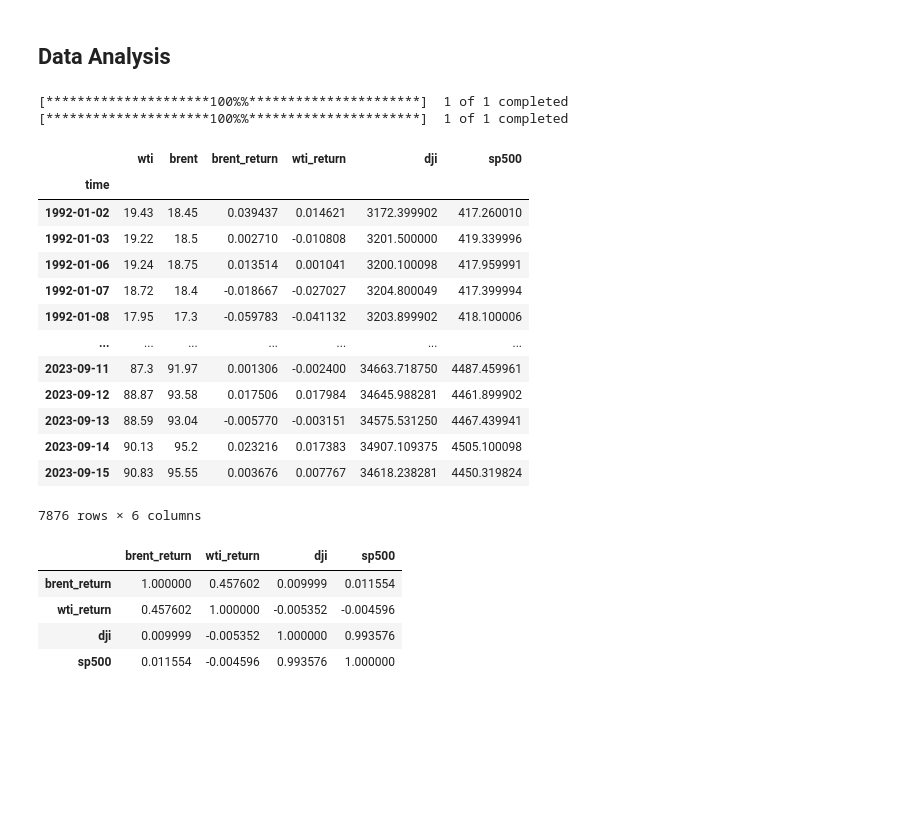
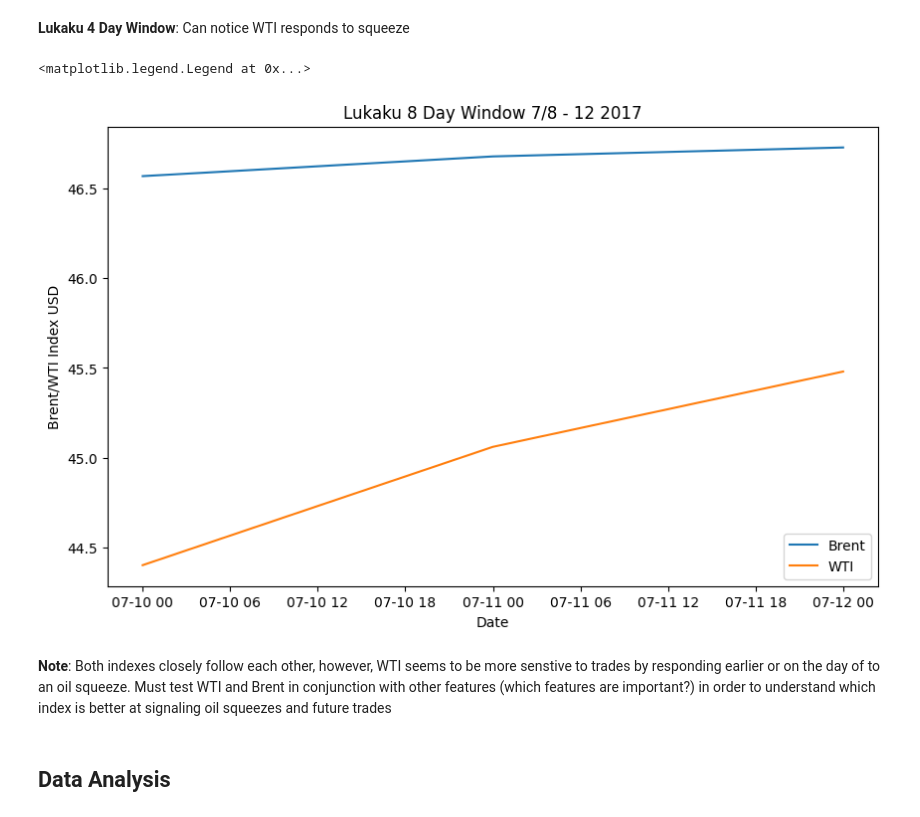
Before and after one commit to visheshnarayan/oil-futures-event-arbitrage, a Jupyter notebook: vishesh_brent_wti.ipynb, the cells around one changed output. Saved outputs shown, nothing was run; the diff lists cells and outputs as text; code cells hidden in the pictures; blank space fills up the shorter version.

```diff
--- a/vishesh_brent_wti.ipynb
+++ b/vishesh_brent_wti.ipynb
@@ -241,37 +244,19 @@ plt.legend()
+# %% [markdown]
+__Lukaku 4 Day Window__: Can notice WTI responds to squeeze
+# %%
+lukaku_4_day = df.loc["2017-07-08":"2017-07-12"]
+
+plt.figure(figsize=(10,6))
+plt.title("Lukaku 8 Day Window 7/8 - 12 2017")
+plt.xlabel("Date")
+plt.ylabel("Brent/WTI Index USD")
+plt.plot(lukaku_4_day.index, lukaku_4_day["brent"], label="Brent")
+plt.plot(lukaku_4_day.index, lukaku_4_day["wti"], label="WTI")
+plt.legend()
+# %% [output]
+<matplotlib.legend.Legend at 0x...>
+[figure, added]
+# %% [markdown]
+__Note__: Both indexes closely follow each other, however, WTI seems to be more senstive to trades by responding earlier or on the day of to an oil squeeze. Must test WTI and Brent in conjunction with other features (which features are important?) in order to understand which index is better at signaling oil squeezes and future trades
 # %% [markdown]
 ## Data Analysis
-# %%
-import yfinance as yf
-sp500 = yf.download("^GSPC", df.index[0], df.index[-1]) # ^GSPC ticker for SP500
-dji = yf.download("^DJI", df.index[0], df.index[-1])
-# %% [output]
-[*********************100%%**********************]  1 of 1 completed
-[*********************100%%**********************]  1 of 1 completed
-# %%
-df["dji"] = dji["Close"]
-df["sp500"] = sp500["Close"]
-df = df.dropna()
-df
-# %% [output]
-|  | wti | brent | brent_return | wti_return | dji | sp500 |
-| time |  |  |  |  |  |  |
-| 1992-01-02 | 19.43 | 18.45 | 0.039437 | 0.014621 | 3172.399902 | 417.260010 |
-| 1992-01-03 | 19.22 | 18.5 | 0.002710 | -0.010808 | 3201.500000 | 419.339996 |
-| 1992-01-06 | 19.24 | 18.75 | 0.013514 | 0.001041 | 3200.100098 | 417.959991 |
-| 1992-01-07 | 18.72 | 18.4 | -0.018667 | -0.027027 | 3204.800049 | 417.399994 |
-| 1992-01-08 | 17.95 | 17.3 | -0.059783 | -0.041132 | 3203.899902 | 418.100006 |
-| ... | ... | ... | ... | ... | ... | ... |
-| 2023-09-11 | 87.3 | 91.97 | 0.001306 | -0.002400 | 34663.718750 | 4487.459961 |
-| 2023-09-12 | 88.87 | 93.58 | 0.017506 | 0.017984 | 34645.988281 | 4461.899902 |
-| 2023-09-13 | 88.59 | 93.04 | -0.005770 | -0.003151 | 34575.531250 | 4467.439941 |
-| 2023-09-14 | 90.13 | 95.2 | 0.023216 | 0.017383 | 34907.109375 | 4505.100098 |
-| 2023-09-15 | 90.83 | 95.55 | 0.003676 | 0.007767 | 34618.238281 | 4450.319824 |
-7876 rows × 6 columns
-# %%
-corr
-# %% [output]
-|  | brent_return | wti_return | dji | sp500 |
-| brent_return | 1.000000 | 0.457602 | 0.009999 | 0.011554 |
-| wti_return | 0.457602 | 1.000000 | -0.005352 | -0.004596 |
-| dji | 0.009999 | -0.005352 | 1.000000 | 0.993576 |
-| sp500 | 0.011554 | -0.004596 | 0.993576 | 1.000000 |
```
Also changed, not shown: parts of 197 cells of this notebook.
